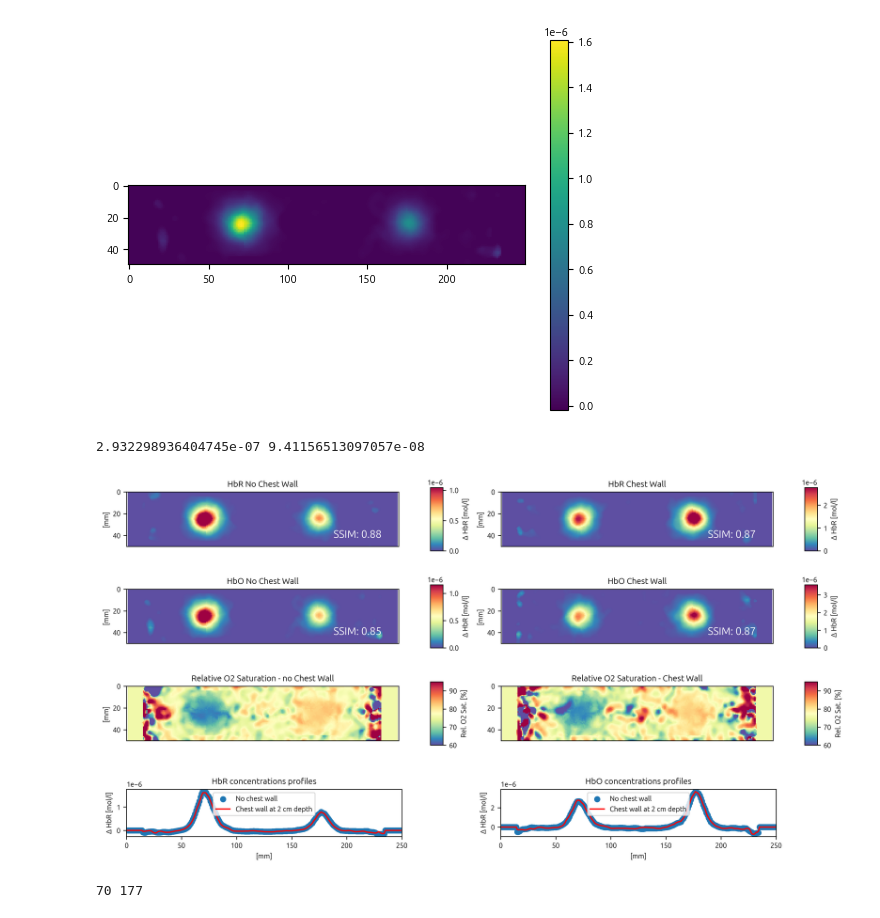
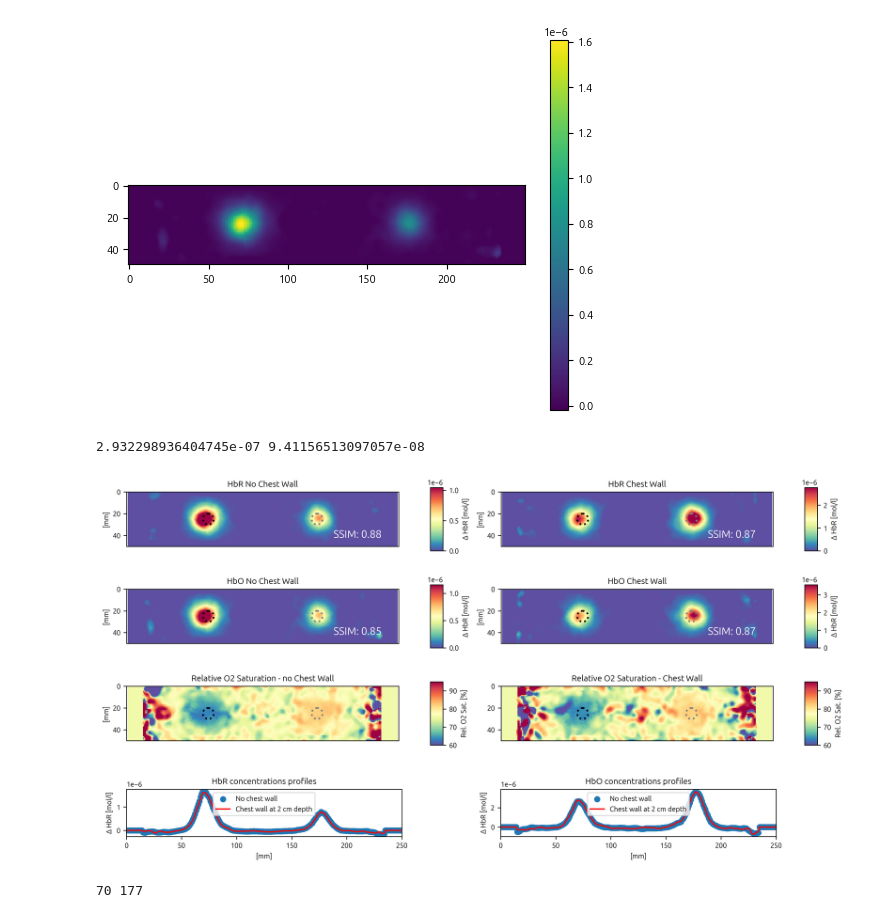
Before and after one commit to nicocarbone/MamoRefCodePublic, a Jupyter notebook: MamoRefRecon2D_MC_Chest.ipynb, the cells around one changed output. Cells and saved outputs as stored; diff of their text form; code cells hidden in the pictures.

Commit message:
Added circles marking the position of the inclusions

```diff
--- a/MamoRefRecon2D_MC_Chest.ipynb
+++ b/MamoRefRecon2D_MC_Chest.ipynb
@@ -473,6 +474,15 @@ offsetX = 0
 midVertPoint = int(np.shape(desOxyMap_2D_filtered)[0]/2)
 
 extent = [0, 250, vertSize*2, 0]
+
+incLineStyle = ":"
+incLineWidth = 2
+inc1Color = "black"
+inc2Color = "grey"
+incRad = 5
+
+inc1Pos = [75, vertSize]
+inc2Pos = [175, vertSize]
 
 maxDev = 10
 
@@ -490,6 +500,13 @@ vmax = median + maxDev * sd
 vmin = 0
 imHbRnoCW = axs[0, 0].imshow(desOxyMap_2D_filtered[midVertPoint-vertSize:midVertPoint +
                  vertSize, :], vmin=vmin, vmax=vmax, cmap=mp.colormaps[colorMap], extent=extent)
+inc1Circ = patches.Circle(inc1Pos, radius=incRad,
+                            edgecolor=inc1Color, facecolor='none', linestyle=incLineStyle, linewidth=incLineWidth)
+inc2Circ = patches.Circle(inc2Pos, radius=incRad,
+                            edgecolor=inc2Color, facecolor='none', linestyle=incLineStyle, linewidth=incLineWidth)
+axs[0, 0].add_patch(inc1Circ)
+axs[0, 0].add_patch(inc2Circ)
+
 cbarHbRnoCW = fig.colorbar(imHbRnoCW, ax=axs[0, 0], fraction=0.04, pad=0.1, aspect=5)
 cbarHbRnoCW.set_label("Δ HbR [mol/l]")
 axs[0, 0].text(190, 42, "SSIM: {0:.2f}".format(ssimDesOxy_noCW), fontsize=12, c="white")
@@ -503,6 +520,13 @@ vmax = median + maxDev * sd
 vmin = 0
 imHbOnoCW = axs[0, 1].imshow(OxyMap_2D_filtered[midVertPoint-vertSize:midVertPoint +
                  vertSize, :], vmin=vmin, vmax=vmax, cmap=mp.colormaps[colorMap], extent=extent)
+inc1Circ = patches.Circle(inc1Pos, radius=incRad,
+                            edgecolor=inc1Color, facecolor='none', linestyle=incLineStyle, linewidth=incLineWidth)
+inc2Circ = patches.Circle(inc2Pos, radius=incRad,
+                            edgecolor=inc2Color, facecolor='none', linestyle=incLineStyle, linewidth=incLineWidth)
+axs[0, 1].add_patch(inc1Circ)
+axs[0, 1].add_patch(inc2Circ)
+
 cbarHbOnoCW = fig.colorbar(imHbOnoCW, ax=axs[0, 1], fraction=0.04, pad=0.1, aspect=5)
 cbarHbOnoCW.set_label("Δ HbR [mol/l]")
 axs[1, 0].text(190, 42, "SSIM: {0:.2f}".format(ssimOxy_noCW), fontsize=12, c="white")
@@ -516,6 +540,14 @@ vmax = median + maxDev * sd
 vmin = 0
 imHbRCW = axs[1, 0].imshow(desOxyMap_2D_filtered_CW[midVertPoint-vertSize:midVertPoint +
                  vertSize, :], vmin=vmin, vmax=vmax, cmap=mp.colormaps[colorMap], extent=extent)
+inc1Circ = patches.Circle(inc1Pos, radius=incRad,
+                            edgecolor=inc1Color, facecolor='none', linestyle=incLineStyle, linewidth=incLineWidth)
+inc2Circ = patches.Circle(inc2Pos, radius=incRad,
+                            edgecolor=inc2Color, facecolor='none', linestyle=incLineStyle, linewidth=incLineWidth)
+axs[1, 0].add_patch(inc1Circ)
+axs[1, 0].add_patch(inc2Circ)
+
+
 cbarHbRCW = fig.colorbar(imHbRCW, ax=axs[1,0], fraction=0.04, pad=0.1, aspect=5)
 cbarHbRCW.set_label("Δ HbR [mol/l]")
 axs[0, 1].text(190, 42, "SSIM: {0:.2f}".format(ssimDesOxy_CW), fontsize=12, fontweight=1000, c="white")
@@ -529,6 +561,15 @@ vmax = median + maxDev * sd
 vmin = 0
 imHbOCW = axs[1, 1].imshow(OxyMap_2D_filtered_CW[midVertPoint-vertSize:midVertPoint +
                  vertSize, :], vmin=vmin, vmax=vmax, cmap=mp.colormaps[colorMap], extent=extent)
+inc1Circ = patches.Circle(inc1Pos, radius=incRad,
+                            edgecolor=inc1Color, facecolor='none', linestyle=incLineStyle, linewidth=incLineWidth)
+inc2Circ = patches.Circle(inc2Pos, radius=incRad,
+                            edgecolor=inc2Color, facecolor='none', linestyle=incLineStyle, linewidth=incLineWidth)
+axs[1, 1].add_patch(inc1Circ)
+axs[1, 1].add_patch(inc2Circ)
+
+
+
 cbarHbOCW = fig.colorbar(imHbOCW, ax=axs[1, 1], fraction=0.04, pad=0.1, aspect=5)
 cbarHbOCW.set_label("Δ HbR [mol/l]")
 axs[1, 1].text(190, 42, "SSIM: {0:.2f}".format(ssimDesOxy_CW), fontsize=12, c="white")
@@ -552,6 +593,13 @@ if doSatMap:
     vmin = 60
     imO2SatnoCW= axs[2, 0].imshow(O2SatMap_noCW[midVertPoint-vertSize:midVertPoint +
                                    vertSize, :]*100, vmin=vmin, vmax=vmax, cmap=mp.colormaps[colorMap], extent=extent)
+    inc1Circ = patches.Circle(inc1Pos, radius=incRad,
+                            edgecolor=inc1Color, facecolor='none', linestyle=incLineStyle, linewidth=incLineWidth)
+    inc2Circ = patches.Circle(inc2Pos, radius=incRad,
+                            edgecolor=inc2Color, facecolor='none', linestyle=incLineStyle, linewidth=incLineWidth)
+    axs[2, 0].add_patch(inc1Circ)
+    axs[2, 0].add_patch(inc2Circ)
+
     cbarO2SatnoCW = fig.colorbar(imO2SatnoCW, ax=axs[2, 0], fraction=0.04, pad=0.1, aspect=5)
     cbarO2SatnoCW.set_label("Rel. O2 Sat. [%]")
     axs[2, 0].set_title("Relative O2 Saturation - no Chest Wall")
@@ -560,6 +608,13 @@ if doSatMap:
 
     imO2SatCW= axs[2, 1].imshow(O2SatMap_CW[midVertPoint-vertSize:midVertPoint +
                                    vertSize, :]*100, vmin=vmin, vmax=vmax, cmap=mp.colormaps[colorMap], extent=extent)
+    inc1Circ = patches.Circle(inc1Pos, radius=incRad,
+                            edgecolor=inc1Color, facecolor='none', linestyle=incLineStyle, linewidth=incLineWidth)
+    inc2Circ = patches.Circle(inc2Pos, radius=incRad,
+                            edgecolor=inc2Color, facecolor='none', linestyle=incLineStyle, linewidth=incLineWidth)
+    axs[2, 1].add_patch(inc1Circ)
+    axs[2, 1].add_patch(inc2Circ)
+
     cbarO2SatCW = fig.colorbar(imO2SatCW, ax=axs[2, 1], fraction=0.04, pad=0.1, aspect=5)
     cbarO2SatCW.set_label("Rel. O2 Sat. [%]")
     axs[2, 1].set_title("Relative O2 Saturation - Chest Wall")
@@ -571,34 +626,34 @@ prof_HbR_noCW = desOxyMap_2D_filtered[midVertPoint, :]
 prof_HbO_noCW = OxyMap_2D_filtered[midVertPoint, :]
 prof_HbR_CW = desOxyMap_2D_filtered_CW[midVertPoint, :]
 prof_HbO_CW = OxyMap_2D_filtered_CW[midVertPoint, :]
 
 x_scale = np.linspace(0,250,np.shape(desOxyMap_2D_filtered)[0])
 
 plot1 = fig.add_axes([0.042, -0.2, 0.365, 0.15])
 plot2 = fig.add_axes([0.538, -0.2, 0.365, 0.15])
 
 plot1.scatter(x_scale, prof_HbR_noCW, label="No chest wall")
 plot1.plot(x_scale, prof_HbR_CW, c="red", label="Chest wall at 2 cm depth")
 plot1.set_ylabel("Δ HbR [mol/l]")
 plot1.set_xlabel("[mm]")
 plot1.set_xlim(0,250)
 plot1.set_title("HbR concentrations profiles")
 plot1.legend()
 
 plot2.scatter(x_scale, prof_HbO_noCW, label="No chest wall")
 plot2.plot(x_scale, prof_HbO_CW, c="red", label="Chest wall at 2 cm depth")
 plot2.set_xlabel("[mm]")
 plot2.set_ylabel("Δ HbR [mol/l]")
 plot2.set_xlim(0,250)
 plot2.set_title("HbO concentrations profiles")
 plot2.legend()
 
 fig.tight_layout()
 fig.savefig("MC2Incs_ChestWall.png", bbox_inches='tight', dpi=300)
 plt.show()
 # %% [output]
 2.932298936404745e-07 9.41156513097057e-08
-[figure, old version]
+[figure, new version]
 # %%
 plt.plot(x_scale, prof_HbO_noCW)
 xPosInc1 = round(x_scale[np.nanargmax(prof_HbO_noCW[0:100])])
```
Also changed, not shown: parts of 1 cell of this notebook, 1 other file.
